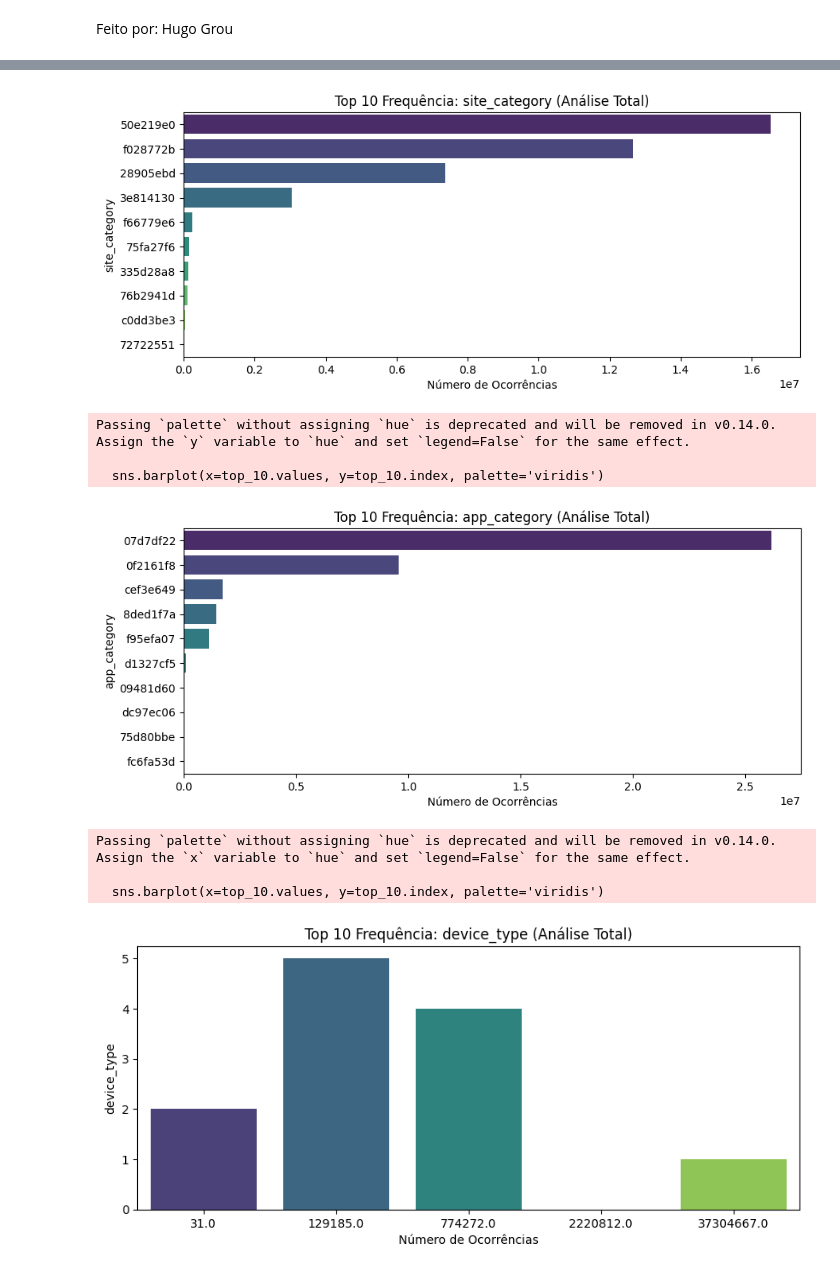
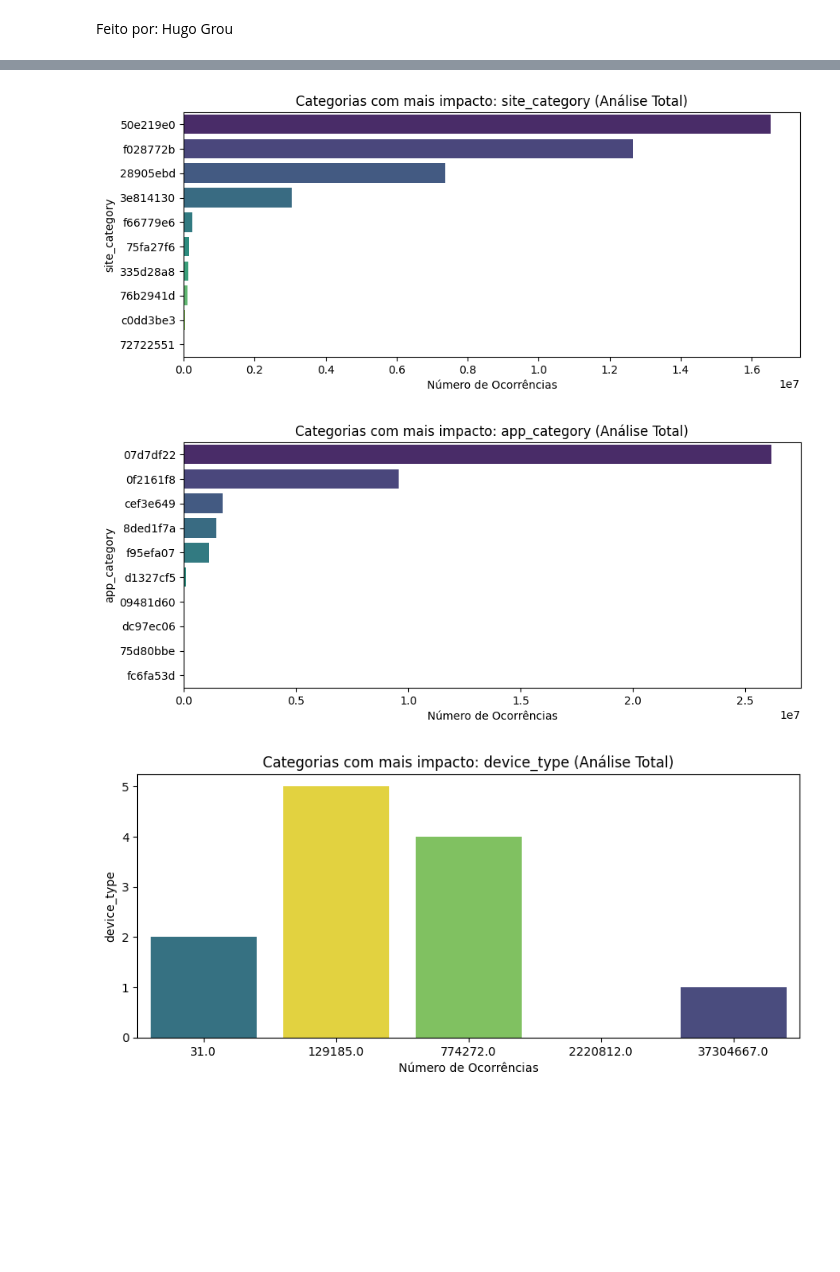
Before and after one commit to BernardoFernandes7/Projeto-Final, a Jupyter notebook: notebooks/projeto-cdg.ipynb, the cells around one changed output, grey strips where cells are left out. Drawn from its saved outputs; the diff is of its cells as text; code cells hidden in the pictures; blank space fills up the shorter version.

```diff
--- a/notebooks/projeto-cdg.ipynb
+++ b/notebooks/projeto-cdg.ipynb
@@ -402,8 +402,8 @@ for col in cols_categoricas:
     plt.figure(figsize=(10, 4))
     top_10 = counts_cat[col].sort_values(ascending=False).head(10)
 
-    sns.barplot(x=top_10.values, y=top_10.index, palette='viridis')
-    plt.title(f'Top 10 Frequência: {col} (Análise Total)')
+    sns.barplot(x=top_10.values, y=top_10.index, hue=top_10.index, palette='viridis', legend=False)
+    plt.title(f'Categorias com mais impacto: {col} (Análise Total)')
     plt.xlabel('Número de Ocorrências')
     plt.show()
 # %% [output]
@@ -417,9 +414,3 @@ Passing `palette` without assigning `hue` is deprecated and will be removed in v
-[figure, old version]
+[figure, new version]
-Passing `palette` without assigning `hue` is deprecated and will be removed in v0.14.0. Assign the `y` variable to `hue` and set `legend=False` for the same effect.
-
-  sns.barplot(x=top_10.values, y=top_10.index, palette='viridis')
-[figure, old version]
+[figure, new version]
-Passing `palette` without assigning `hue` is deprecated and will be removed in v0.14.0. Assign the `x` variable to `hue` and set `legend=False` for the same effect.
-
-  sns.barplot(x=top_10.values, y=top_10.index, palette='viridis')
-[figure, old version]
+[figure, new version]
```
Also changed, not shown: parts of 3 cells of this notebook.
